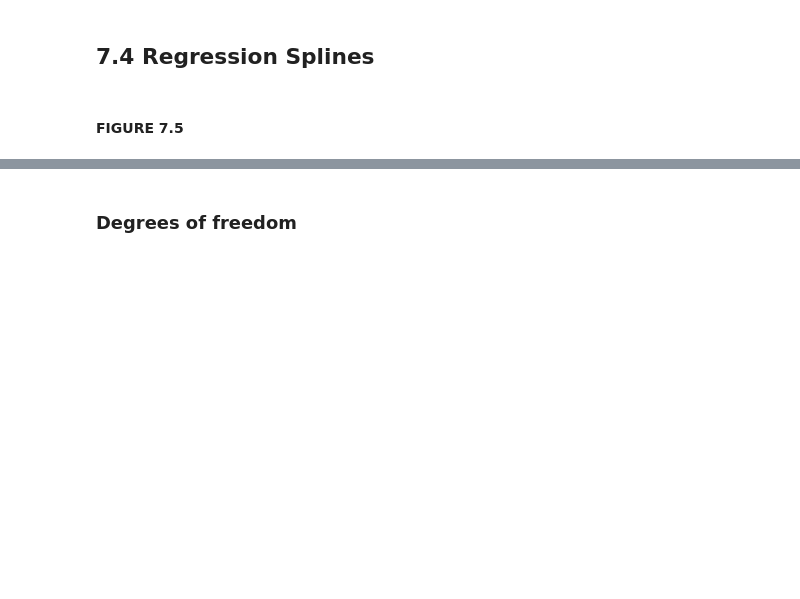
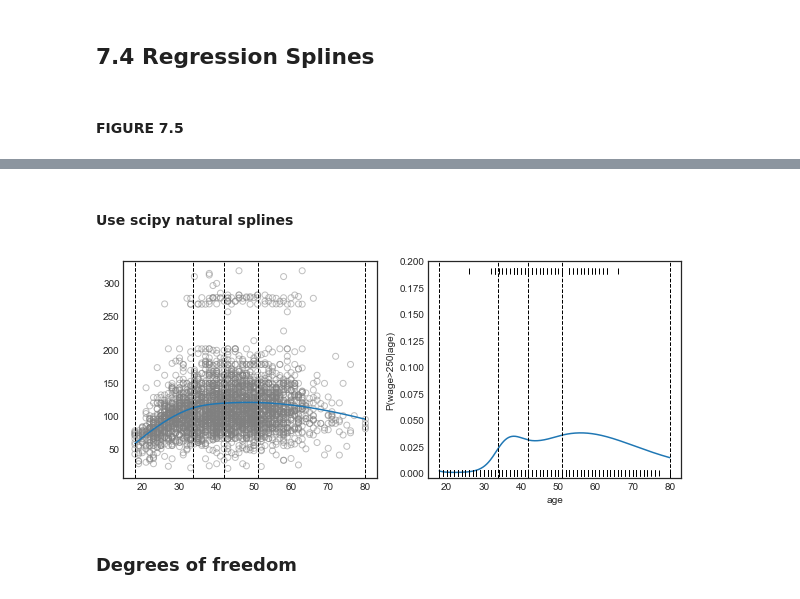
Before and after one commit to pedvide/ISLR_Python, a Jupyter notebook: Chapter7_Moving_Beyond_Linearity.ipynb, the cells around one changed output, grey strips where cells are left out. Drawn from its saved outputs; the diff is of its cells as text; code cells hidden in the pictures; blank space fills up the shorter version.

```diff
--- a/Chapter7_Moving_Beyond_Linearity.ipynb
+++ b/Chapter7_Moving_Beyond_Linearity.ipynb
@@ -384,2 +303,44 @@ for ax in (ax1, ax2):
+# %% [markdown]
+#### Use scipy natural splines
+# %%
+X = df_wage['age'].values.reshape(-1, 1)
+y = df_wage['wage']
+knots = np.percentile(X, [0, 25, 50, 75, 100])
+natural_features = NaturalSplineFeatures(knots)
+# %%
+# it seems that changing this coefficient the spline resembles the natural spline generated by patsy above
+# I don't know why or how...
+natural_features.natsplines[4][1][5] = 0.5
+# %%
+fig, (ax1, ax2) = plt.subplots(1, 2, figsize=(10,4))
+
+age_range = np.linspace(df_wage.age.min(), df_wage.age.max(), 1000).reshape((-1, 1))
+
+# linear regression
+linear_model = make_pipeline(natural_features, skl_lm.LinearRegression())
+linear_model.fit(X, y)
+y_pred_linear = linear_model.predict(age_range)
+
+ax1.scatter(df_wage.age, df_wage.wage, facecolors='None', edgecolors='grey', alpha=.5)
+ax1.plot(age_range, y_pred_linear)
+
+# probability of wage > 250 given age
+y_log = (df_wage['wage'].values > 250).astype(int)
+log_model = make_pipeline(natural_features, skl_lm.LogisticRegression(C=1e10))
+log_model.fit(X, y_log)
+y_pred_log = log_model.predict_proba(age_range)[:, 1]
+
+ax2.plot(age_range, y_pred_log)
+ax2.set_ylim(ymin=-0.005, ymax=0.2)
+# rug plot
+ax2.plot(df_wage.age, y_log*0.19, '|', color='k')
+ax2.set_xlabel('age')
+ax2.set_ylabel('P(wage>250|age)')
+
+for ax in (ax1, ax2):
+    for knot in knots:
+        ax.axvline(knot, ls='--', color='k', linewidth=1)
+# %% [output]
+[figure, added]
 # %% [markdown]
 ### Degrees of freedom
```
Also changed, not shown: parts of 22 cells of this notebook.
